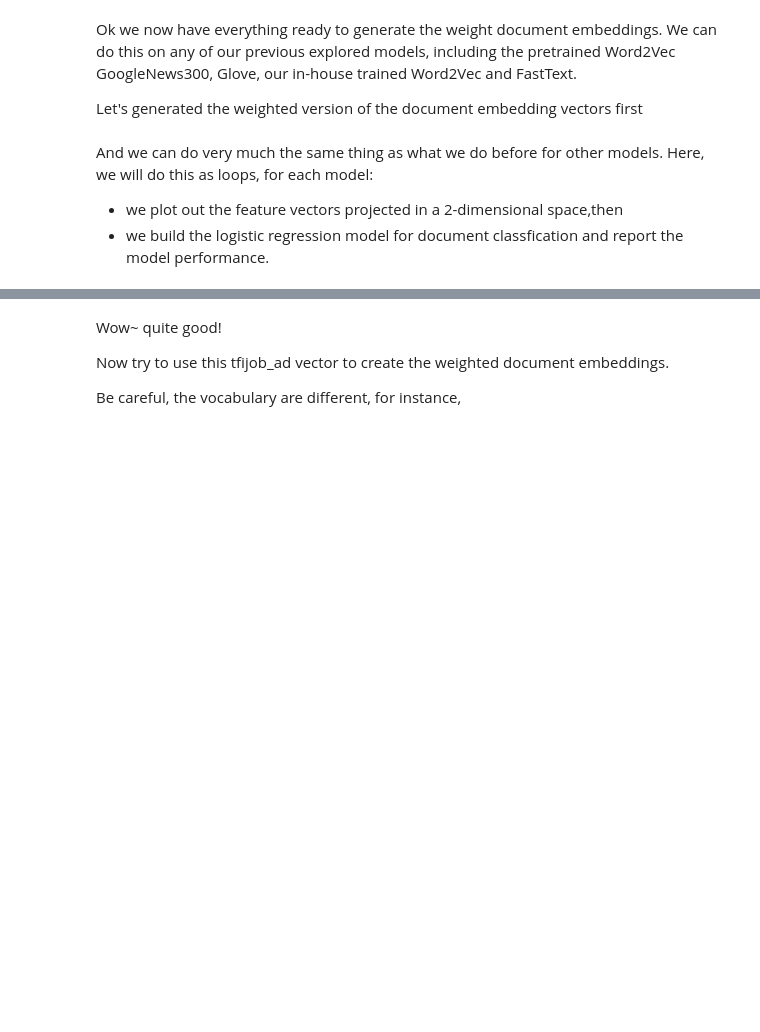
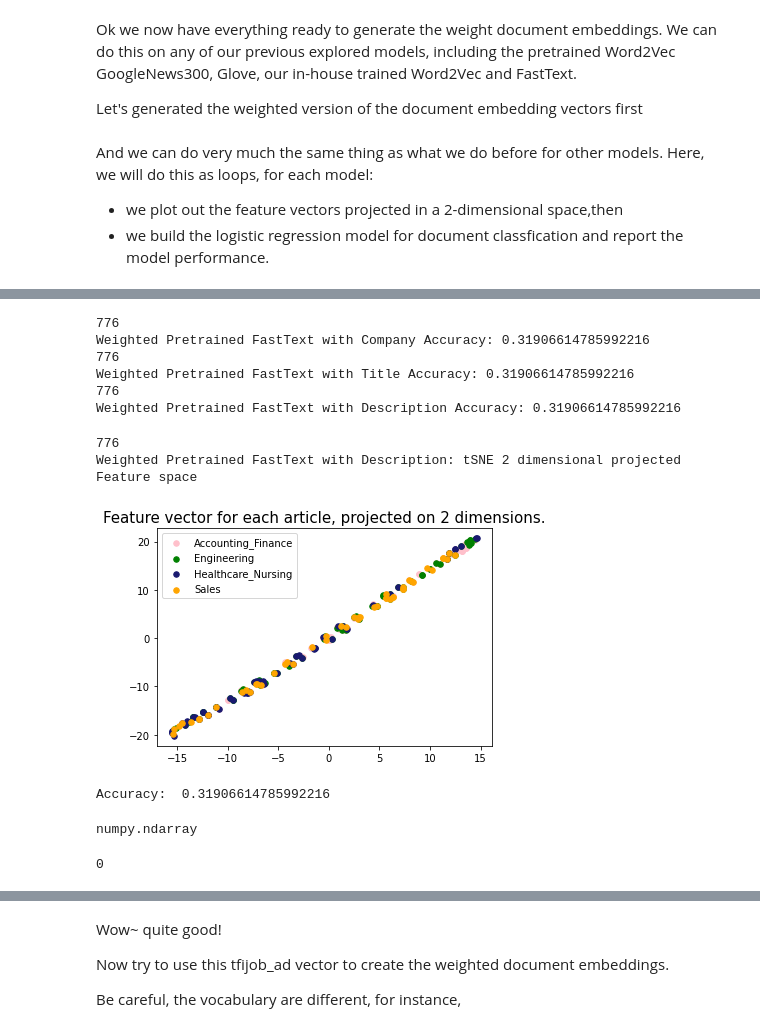
Before and after one commit to tnathu-ai/NLP-Job-Ad, a Jupyter notebook: Document classification with embeddings.ipynb, the cells around one changed output, grey strips where cells are left out. Drawn from its saved outputs; the diff is of its cells as text; code cells hidden in the pictures; blank space fills up the shorter version.

```diff
--- a/Document classification with embeddings.ipynb
+++ b/Document classification with embeddings.ipynb
@@ -317,6 +370,25 @@ And we can do very much the same thing as what we do before for other models.
 Here, we will do this as loops, for each model:
 - we plot out the feature vectors  projected in a 2-dimensional space,then
 - we build the logistic regression model for document classfication and report the model performance.
+# %%
+from sklearn.manifold import TSNE
+import matplotlib.pyplot as plt
+import numpy as np
+def plotTSNE(labels,features): # features as a numpy array, each element of the array is the document embedding of an article
+    categories = sorted(labels.unique())
+    # Sampling a subset of our dataset because t-SNE is computationally expensive
+    SAMPLE_SIZE = int(len(features) * 0.3)
+    np.random.seed(0)
+    indices = np.random.choice(range(len(features)), size=SAMPLE_SIZE, replace=False)
+    projected_features = TSNE(n_components=2, random_state=0).fit_transform(features[indices].astype(int))
+    colors = ['pink', 'green', 'midnightblue', 'orange', 'darkgrey']
+    for i in range(0,len(categories)):
+        points = projected_features[(labels[indices] == categories[i])]
+        plt.scatter(points[:, 0], points[:, 1], s=30, c=colors[i], label=categories[i])
+    plt.title("Feature vector for each article, projected on 2 dimensions.",
+              fontdict=dict(fontsize=15))
+    plt.legend()
+    plt.show()
 # %%
 %matplotlib inline
 seed = 0
@@ -342,3 +422,63 @@ for i in range(0,len(models)): #loop through each model
+# %%
+models = [weighted_bbcFT_company,weighted_bbcFT_title,weighted_bbcFT_description]
+model_names = ["Weighted Pretrained FastText with Company", "Weighted Pretrained FastText with Title", "Weighted Pretrained FastText with Description"]
+for i in range(0,len(models)):
+    model = models[i]
+    name = model_names[i]
+    features = dv.to_numpy() # convert the dataframe stored features to an numpy array
+    print(len(features))
+    # creating training and test split
+    X_train, X_test, y_train, y_test,train_indices,test_indices = train_test_split(dv, job_ad['Category'], list(range(0,len(job_ad))),test_size=0.33, random_state=seed)
+    model = LogisticRegression(max_iter = 2000,random_state=seed)
+    model.fit(X_train, y_train)
+    print(model_names[i] + " Accuracy: " + str(model.score(X_test, y_test)))
+# %% [output]
+776
+Weighted Pretrained FastText with Company Accuracy: 0.31906614785992216
+776
+Weighted Pretrained FastText with Title Accuracy: 0.31906614785992216
+776
+Weighted Pretrained FastText with Description Accuracy: 0.31906614785992216
+# %%
+%matplotlib inline
+seed = 0
+from sklearn.model_selection import train_test_split
+from sklearn.linear_model import LogisticRegression
+
+models = weighted_bbcFT_description
+model_names = "Weighted Pretrained FastText with Description"
+
+dv = models
+name = model_names
+features = dv.to_numpy() # convert the dataframe stored features to an numpy array
+print(len(features))
+print(name + ": tSNE 2 dimensional projected Feature space")
+plotTSNE(job_ad['Category'],features)
+
+# creating training and test split
+X_train, X_test, y_train, y_test,train_indices,test_indices = train_test_split(dv, job_ad['Category'], list(range(0,len(job_ad))),test_size=0.33, random_state=seed)
+
+model = LogisticRegression(max_iter = 2000,random_state=seed)
+# X_train = np.array(X_train).reshape(-1, 1)
+# y_train = np.array(y_train).reshape(-1, 1)
+# y_test = np.array(y_test).reshape(-1, 1)
+# X_test = np.array(X_test).reshape(-1, 1)
+model.fit(X_train, y_train)
+print("Accuracy: ", model.score(X_test, y_test))
+print('\n\n')
+# %% [output]
+776
+Weighted Pretrained FastText with Description: tSNE 2 dimensional projected Feature space
+[figure, added]
+Accuracy:  0.31906614785992216
+# %%
+type(features)
+# %% [output]
+numpy.ndarray
+# %%
+job_ad.info()
+# %% [output]
+0
 # %% [markdown]
 #### Note: Creating tfijob_ad weighted document embeddings using Gensim
 
```
Also changed, not shown: parts of 43 cells of this notebook, 7 other files.
